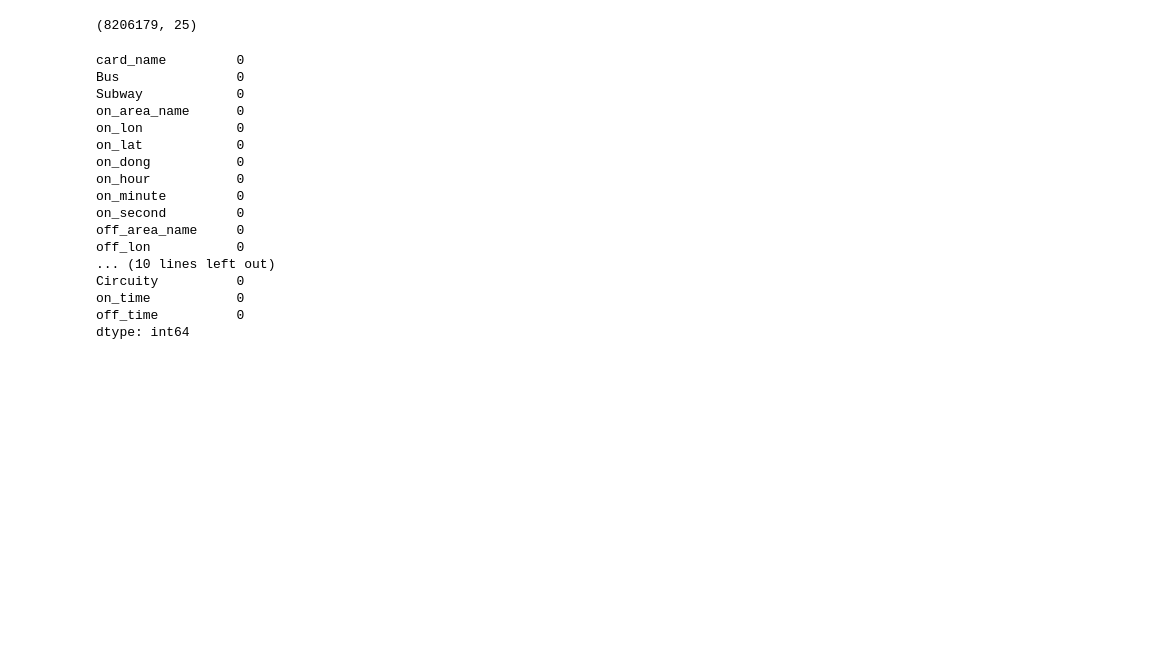
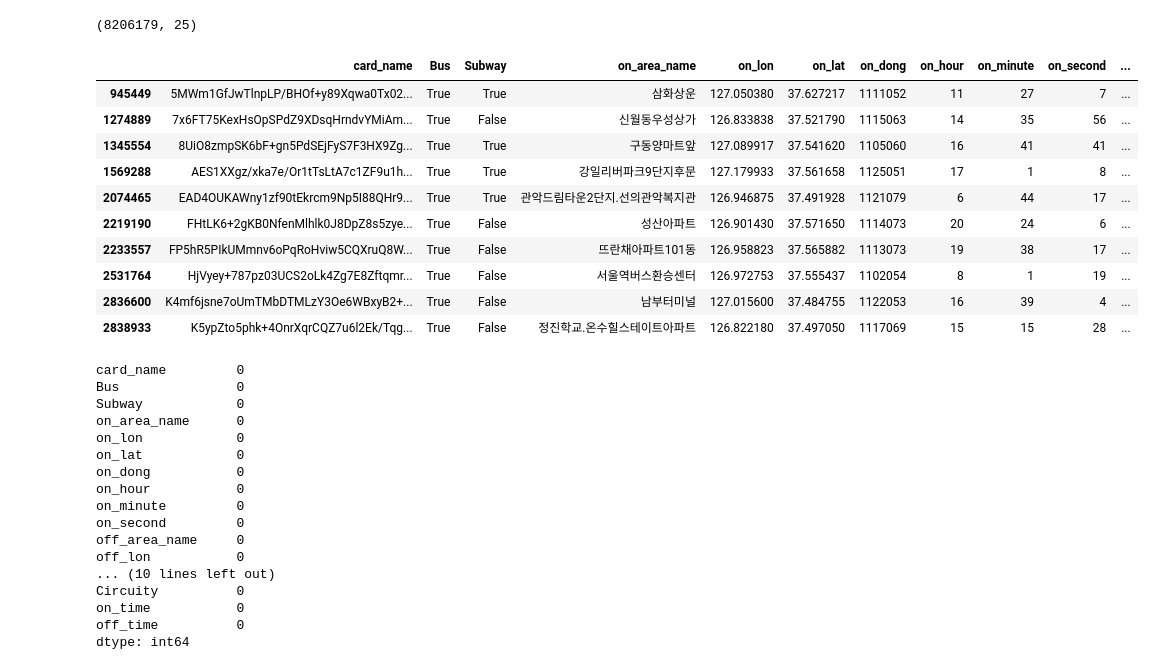
Before and after one commit to sener7106/TIL, a Jupyter notebook: Code/Project2/1.ipynb, the cells around one changed output. Drawn from its saved outputs; the diff is of its cells as text; code cells hidden in the pictures; blank space fills up the shorter version.

```diff
--- a/Code/Project2/1.ipynb
+++ b/Code/Project2/1.ipynb
@@ -119,8 +119,19 @@ df_copy.shape
 # %% [output]
 (8206179, 25)
 # %%
-# df_copy[df_copy['Circuity'] >2000] == np.nan
-# df_copy.head(5)
+df_copy[df_copy['Circuity'] >2000].head(10)
+# %% [output]
+|  | card_name | Bus | Subway | on_area_name | on_lon | on_lat | on_dong | on_hour | on_minute | on_second | ... |
+| 945449 | 5MWm1GfJwTlnpLP/BHOf+y89Xqwa0Tx02... | True | True | 삼화상운 | 127.050380 | 37.627217 | 1111052 | 11 | 27 | 7 | ... |
+| 1274889 | 7x6FT75KexHsOpSPdZ9XDsqHrndvYMiAm... | True | False | 신월동우성상가 | 126.833838 | 37.521790 | 1115063 | 14 | 35 | 56 | ... |
+| 1345554 | 8UiO8zmpSK6bF+gn5PdSEjFyS7F3HX9Zg... | True | True | 구동양마트앞 | 127.089917 | 37.541620 | 1105060 | 16 | 41 | 41 | ... |
+| 1569288 | AES1XXgz/xka7e/Or1tTsLtA7c1ZF9u1h... | True | True | 강일리버파크9단지후문 | 127.179933 | 37.561658 | 1125051 | 17 | 1 | 8 | ... |
+| 2074465 | EAD4OUKAWny1zf90tEkrcm9Np5I88QHr9... | True | True | 관악드림타운2단지.선의관악복지관 | 126.946875 | 37.491928 | 1121079 | 6 | 44 | 17 | ... |
+| 2219190 | FHtLK6+2gKB0NfenMlhlk0J8DpZ8s5zye... | True | False | 성산아파트 | 126.901430 | 37.571650 | 1114073 | 20 | 24 | 6 | ... |
+| 2233557 | FP5hR5PIkUMmnv6oPqRoHviw5CQXruQ8W... | True | False | 뜨란채아파트101동 | 126.958823 | 37.565882 | 1113073 | 19 | 38 | 17 | ... |
+| 2531764 | HjVyey+787pz03UCS2oLk4Zg7E8Zftqmr... | True | False | 서울역버스환승센터 | 126.972753 | 37.555437 | 1102054 | 8 | 1 | 19 | ... |
+| 2836600 | K4mf6jsne7oUmTMbDTMLzY3Oe6WBxyB2+... | True | False | 남부터미널 | 127.015600 | 37.484755 | 1122053 | 16 | 39 | 4 | ... |
+| 2838933 | K5ypZto5phk+4OnrXqrCQZ7u6l2Ek/Tqg... | True | False | 정진학교.온수힐스테이트아파트 | 126.822180 | 37.497050 | 1117069 | 15 | 15 | 28 | ... |
 # %%
 df2 = df_copy[(df_copy['Circuity'] <= 10) & (df_copy['Circuity'] > 0)]
 # %%
```
Also changed, not shown: parts of 23 cells of this notebook, 4 other files.
